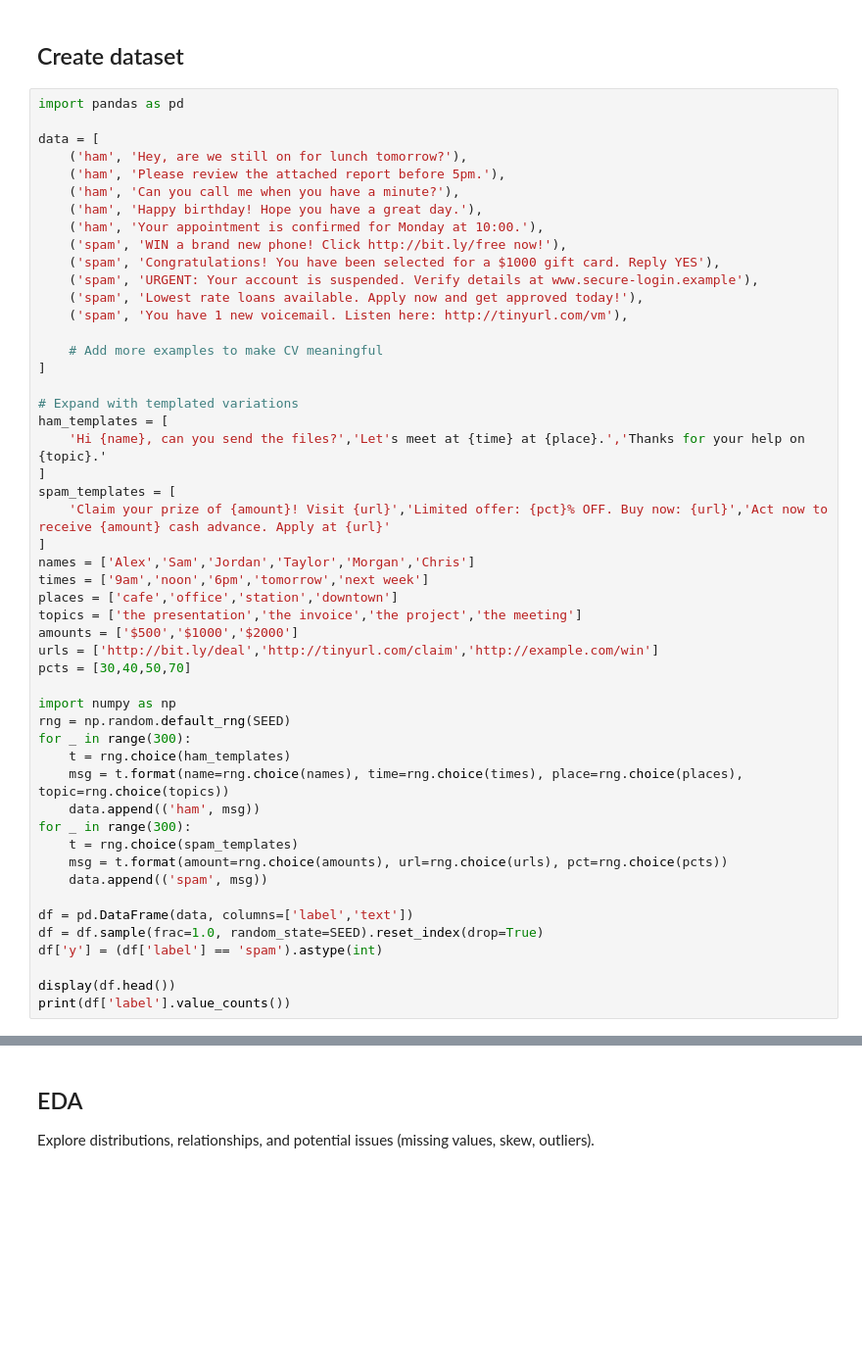
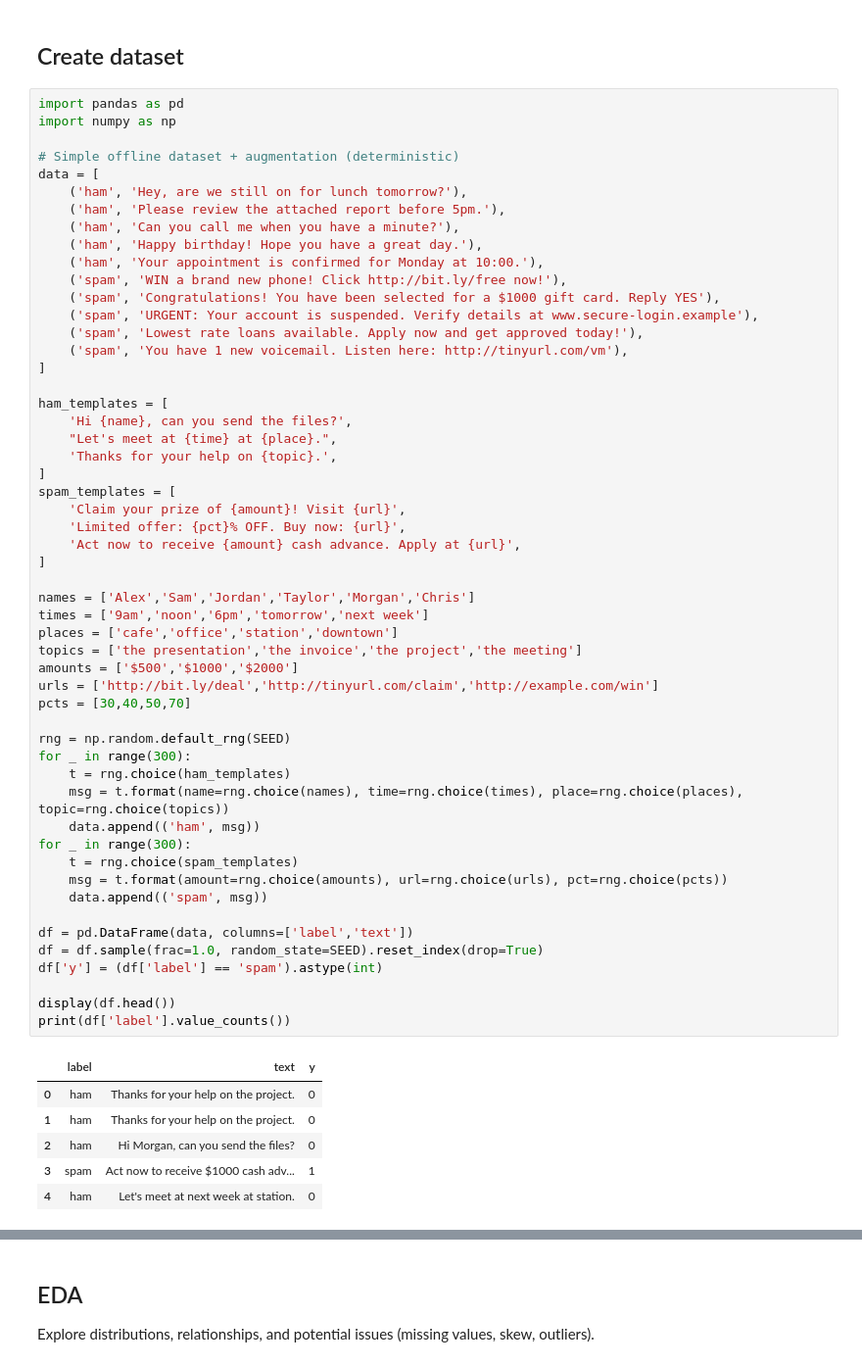
Before and after one commit to Brainfeed-1996/advanced-ml-mastery-collection, a Jupyter notebook: 08-Anomaly-Detection/Naive-Bayes-Spam-Filter.ipynb, the cells around one changed output, grey strips where cells are left out. Shown at 98% size. Saved outputs shown, nothing was run; the diff lists cells and outputs as text; blank space fills up the shorter version.

Commit message:
chore(notebooks): execute naive bayes spam filter notebook + export html

```diff
--- a/08-Anomaly-Detection/Naive-Bayes-Spam-Filter.ipynb
+++ b/08-Anomaly-Detection/Naive-Bayes-Spam-Filter.ipynb
@@ -33,7 +33,9 @@ sns.set_context('talk')
 ## Create dataset
 # %%
 import pandas as pd
+import numpy as np
 
+# Simple offline dataset + augmentation (deterministic)
 data = [
     ('ham', 'Hey, are we still on for lunch tomorrow?'),
     ('ham', 'Please review the attached report before 5pm.'),
@@ -45,39 +47,47 @@ data = [
     ('spam', 'URGENT: Your account is suspended. Verify details at www.secure-login.example'),
     ('spam', 'Lowest rate loans available. Apply now and get approved today!'),
     ('spam', 'You have 1 new voicemail. Listen here: http://tinyurl.com/vm'),
-
-    # Add more examples to make CV meaningful
 ]
 
-# Expand with templated variations
 ham_templates = [
-    'Hi {name}, can you send the files?','Let's meet at {time} at {place}.','Thanks for your help on {topic}.'
+    'Hi {name}, can you send the files?',
+    "Let's meet at {time} at {place}.",
+    'Thanks for your help on {topic}.',
 ]
 spam_templates = [
-    'Claim your prize of {amount}! Visit {url}','Limited offer: {pct}% OFF. Buy now: {url}','Act now to receive {amount} cash advance. Apply at {url}'
+    'Claim your prize of {amount}! Visit {url}',
+    'Limited offer: {pct}% OFF. Buy now: {url}',
+    'Act now to receive {amount} cash advance. Apply at {url}',
 ]
+
 names = ['Alex','Sam','Jordan','Taylor','Morgan','Chris']
 times = ['9am','noon','6pm','tomorrow','next week']
 places = ['cafe','office','station','downtown']
 topics = ['the presentation','the invoice','the project','the meeting']
 amounts = ['$500','$1000','$2000']
 urls = ['http://bit.ly/deal','http://tinyurl.com/claim','http://example.com/win']
 pcts = [30,40,50,70]
 
-import numpy as np
 rng = np.random.default_rng(SEED)
 for _ in range(300):
     t = rng.choice(ham_templates)
     msg = t.format(name=rng.choice(names), time=rng.choice(times), place=rng.choice(places), topic=rng.choice(topics))
     data.append(('ham', msg))
 for _ in range(300):
     t = rng.choice(spam_templates)
     msg = t.format(amount=rng.choice(amounts), url=rng.choice(urls), pct=rng.choice(pcts))
     data.append(('spam', msg))
 
 df = pd.DataFrame(data, columns=['label','text'])
 df = df.sample(frac=1.0, random_state=SEED).reset_index(drop=True)
 df['y'] = (df['label'] == 'spam').astype(int)
 
 display(df.head())
 print(df['label'].value_counts())
+# %% [output]
+|  | label | text | y |
+| 0 | ham | Thanks for your help on the project. | 0 |
+| 1 | ham | Thanks for your help on the project. | 0 |
+| 2 | ham | Hi Morgan, can you send the files? | 0 |
+| 3 | spam | Act now to receive $1000 cash adv... | 1 |
+| 4 | ham | Let's meet at next week at station. | 0 |
```
Also changed, not shown: parts of 5 cells of this notebook, 3 other files.
